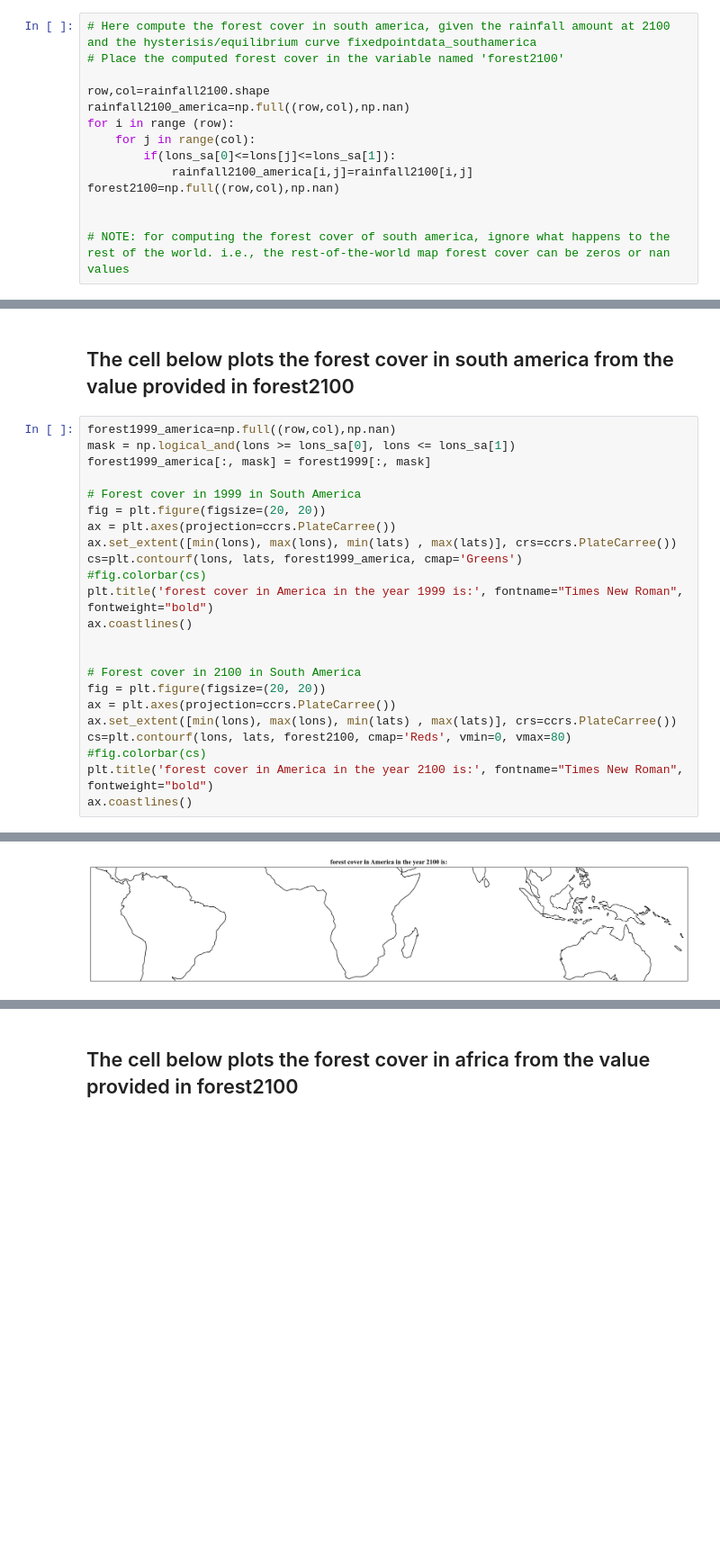
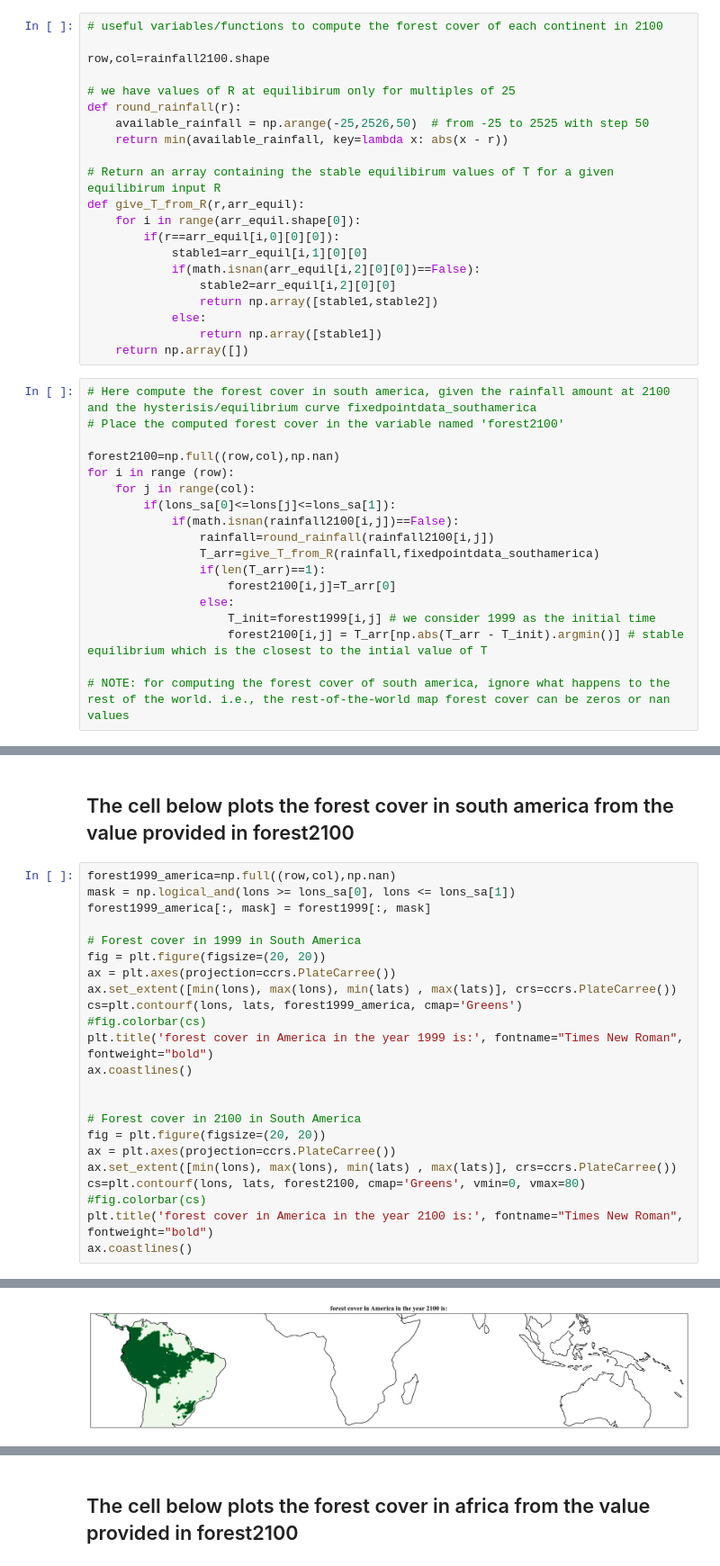
Before and after one commit to TheoHanon/Modeling, a Jupyter notebook: Part2/2023P2Q3_Coding.ipynb, the cells around one changed output, grey strips where cells are left out. Shown at 90% size. Drawn from its saved outputs; the diff is of its cells as text; blank space fills up the shorter version.

```diff
--- a/Part2/2023P2Q3_Coding.ipynb
+++ b/Part2/2023P2Q3_Coding.ipynb
@@ -124,17 +107,42 @@ for i in range(fixedpointdata_aus.shape[0]):
 lons_sa = [-90, -30] # South america coordinates (longitude range)
 lons_af = [-30, 60] # African coordinates (longitude range)
 lons_au = [60, 160] # Australia coordinates (longitude range)
+# %%
+# useful variables/functions to compute the forest cover of each continent in 2100
+
+row,col=rainfall2100.shape
+
+# we have values of R at equilibirum only for multiples of 25
+def round_rainfall(r):
+    available_rainfall = np.arange(-25,2526,50)  # from -25 to 2525 with step 50
+    return min(available_rainfall, key=lambda x: abs(x - r))
+
+# Return an array containing the stable equilibirum values of T for a given equilibirum input R
+def give_T_from_R(r,arr_equil):
+    for i in range(arr_equil.shape[0]):
+        if(r==arr_equil[i,0][0][0]):
+            stable1=arr_equil[i,1][0][0]
+            if(math.isnan(arr_equil[i,2][0][0])==False):
+                stable2=arr_equil[i,2][0][0]
+                return np.array([stable1,stable2])
+            else:
+                return np.array([stable1])
+    return np.array([])
 # %%
 # Here compute the forest cover in south america, given the rainfall amount at 2100 and the hysterisis/equilibrium curve fixedpointdata_southamerica
 # Place the computed forest cover in the variable named 'forest2100'
 
-row,col=rainfall2100.shape
-rainfall2100_america=np.full((row,col),np.nan)
+forest2100=np.full((row,col),np.nan)
 for i in range (row):
     for j in range(col):
         if(lons_sa[0]<=lons[j]<=lons_sa[1]):
-            rainfall2100_america[i,j]=rainfall2100[i,j]
-forest2100=np.full((row,col),np.nan)
-
+            if(math.isnan(rainfall2100[i,j])==False):
+                rainfall=round_rainfall(rainfall2100[i,j])
+                T_arr=give_T_from_R(rainfall,fixedpointdata_southamerica)
+                if(len(T_arr)==1):
+                    forest2100[i,j]=T_arr[0]
+                else:
+                    T_init=forest1999[i,j] # we consider 1999 as the initial time
+                    forest2100[i,j] = T_arr[np.abs(T_arr - T_init).argmin()] # stable equilibrium which is the closest to the intial value of T
 
 # NOTE: for computing the forest cover of south america, ignore what happens to the rest of the world. i.e., the rest-of-the-world map forest cover can be zeros or nan values
@@ -145,30 +151,30 @@ ValueError: operands could not be broadcast together with shapes (530,1) (102,53
 # %%
 forest1999_america=np.full((row,col),np.nan)
 mask = np.logical_and(lons >= lons_sa[0], lons <= lons_sa[1])
 forest1999_america[:, mask] = forest1999[:, mask]
 
 # Forest cover in 1999 in South America
 fig = plt.figure(figsize=(20, 20))
 ax = plt.axes(projection=ccrs.PlateCarree())
 ax.set_extent([min(lons), max(lons), min(lats) , max(lats)], crs=ccrs.PlateCarree())
 cs=plt.contourf(lons, lats, forest1999_america, cmap='Greens')
 #fig.colorbar(cs)
 plt.title('forest cover in America in the year 1999 is:', fontname="Times New Roman", fontweight="bold")
 ax.coastlines()
 
 
 # Forest cover in 2100 in South America
 fig = plt.figure(figsize=(20, 20))
 ax = plt.axes(projection=ccrs.PlateCarree())
 ax.set_extent([min(lons), max(lons), min(lats) , max(lats)], crs=ccrs.PlateCarree())
-cs=plt.contourf(lons, lats, forest2100, cmap='Reds', vmin=0, vmax=80)
+cs=plt.contourf(lons, lats, forest2100, cmap='Greens', vmin=0, vmax=80)
 #fig.colorbar(cs)
 plt.title('forest cover in America in the year 2100 is:', fontname="Times New Roman", fontweight="bold")
 ax.coastlines()
 # %% [output]
 <cartopy.mpl.feature_artist.FeatureArtist at 0x...>
 [figure]
-[figure, old version]
+[figure, new version]
 # %%
 # Here compute the forest cover in africa, given the rainfall amount at 2100 and the hysterisis/equilibrium curve fixedpointdata_africa
 # Place the computed forest cover in the variable named 'forest2100'
```
Also changed, not shown: parts of 9 cells of this notebook.
